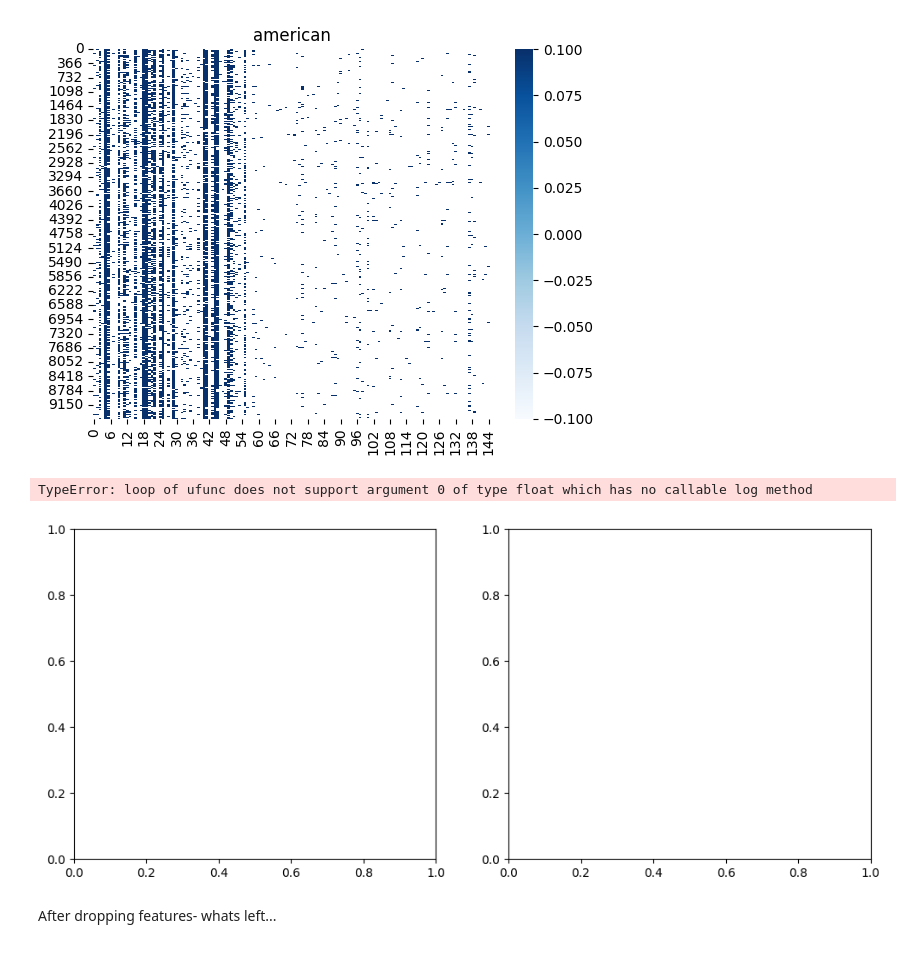
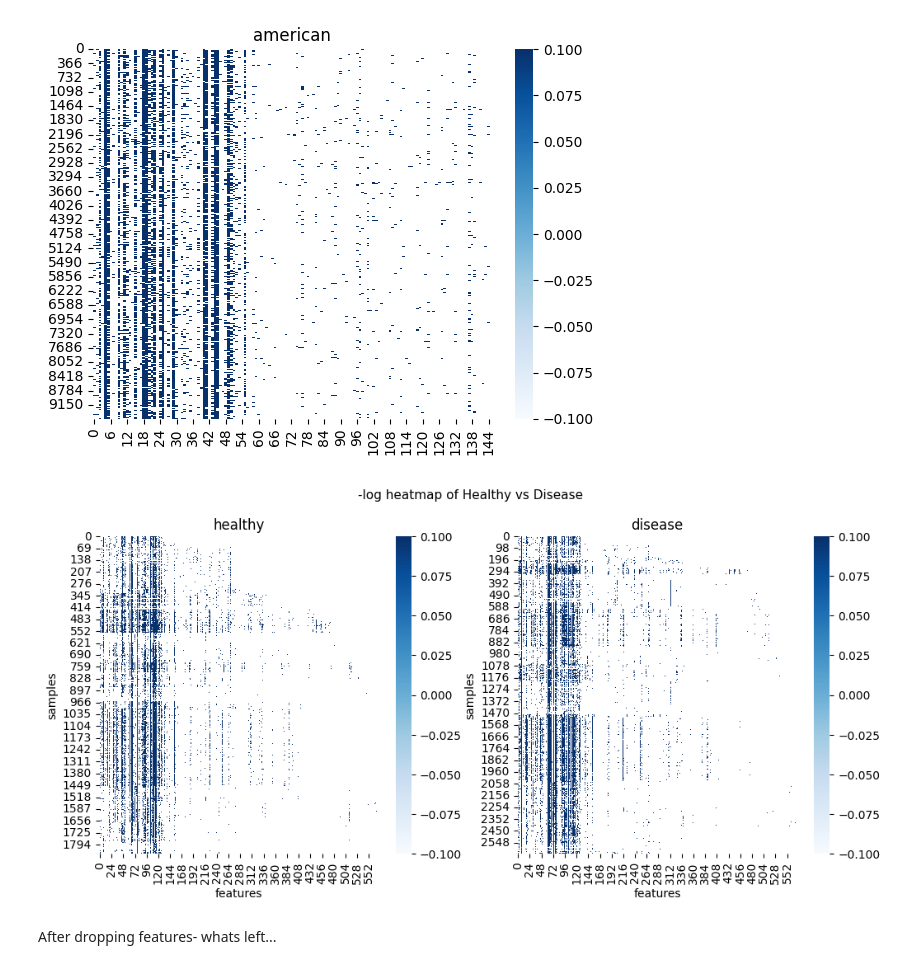
Before and after one commit to talnof1/microbiome_dysbiosis, a Jupyter notebook: american_gut/american_gut_pca.ipynb, the cells around one changed output. Saved outputs shown, nothing was run; the diff lists cells and outputs as text; code cells hidden in the pictures.

```diff
--- a/american_gut/american_gut_pca.ipynb
+++ b/american_gut/american_gut_pca.ipynb
@@ -134,18 +144,25 @@ plot = seaborn.heatmap(-np.log(dataAmericans_filtered.values), cmap="Blues")
 [figure]
 # %%
 fig, axes = plt.subplots(nrows=1, ncols=2, figsize=(12, 5))
-Healthy = dataHD.query("DiseaseState == 'H'").drop(columns=["DiseaseState", "From"])
-Disease = dataHD.query("DiseaseState == 'D'").drop(columns=["DiseaseState", "From"])
-seaborn.heatmap(-np.log(Healthy.values), cmap="Blues", ax=axes[0])
-plt.title('heatmap of minus log')
-plt.xlabel('features', fontsize = 15)
-plt.xlabel('samples', fontsize = 15)
-seaborn.heatmap(-np.log(Disease.values), cmap="Blues", ax=axes[1])
+Healthy = dataHD.query("State == 'H'").drop(columns=["DiseaseState","State", "From"])
+Disease = dataHD.query("State == 'D'").drop(columns=["DiseaseState","State", "From"])
+p1 = seaborn.heatmap(-np.log(Healthy.values), cmap="Blues", ax=axes[0])
+p2 = seaborn.heatmap(-np.log(Disease.values), cmap="Blues", ax=axes[1])
+
+p1.set_xlabel('features')
+p1.set_ylabel('samples')
+p2.set_xlabel('features')
+p2.set_ylabel('samples')
+
+axes[0].set_title("healthy")
+axes[1].set_title("disease")
+
 np.seterr(divide = 'warn')
+
+fig.suptitle(f"-log heatmap of Healthy vs Disease", x=0.5, y=0.995, fontsize=11)
 plt.show()
 # %% [output]
-TypeError: loop of ufunc does not support argument 0 of type float which has no callable log method
-[figure, old version]
+[figure, new version]
 # %% [markdown]
 After dropping features- whats left...
 # %%
```
Also changed, not shown: parts of 34 cells of this notebook.
